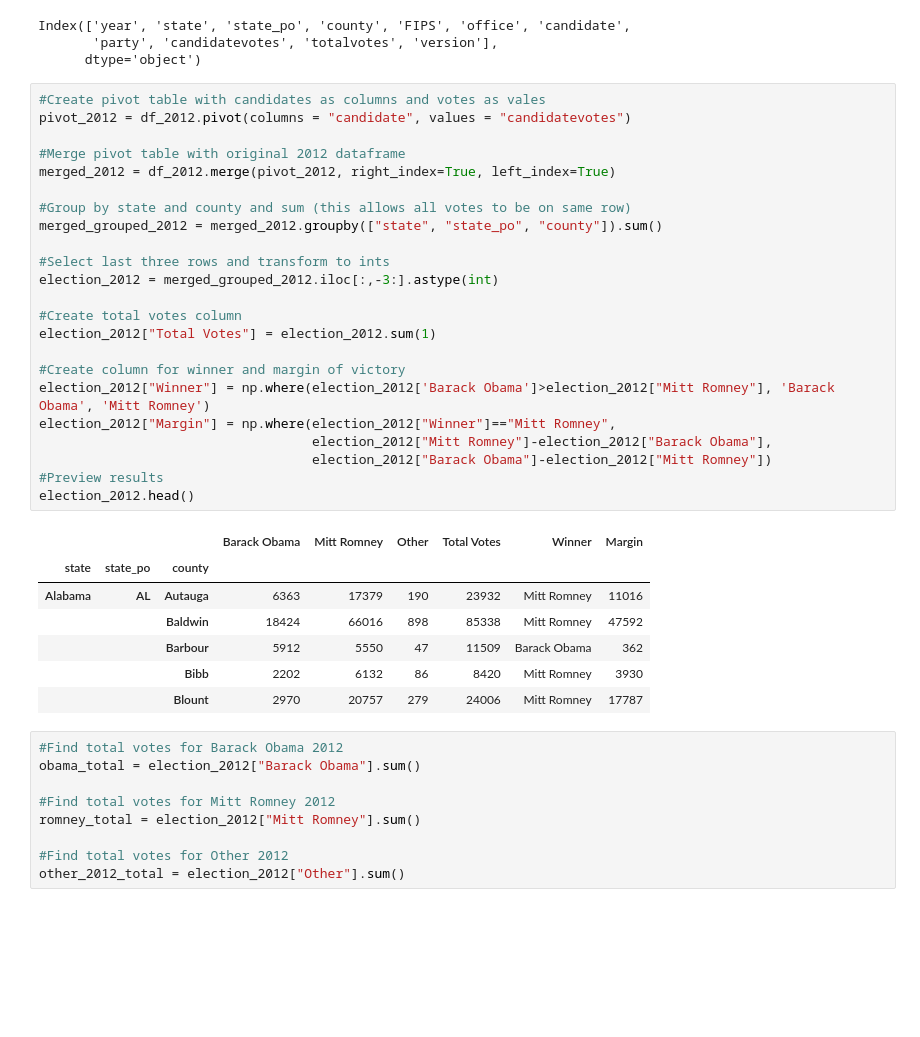
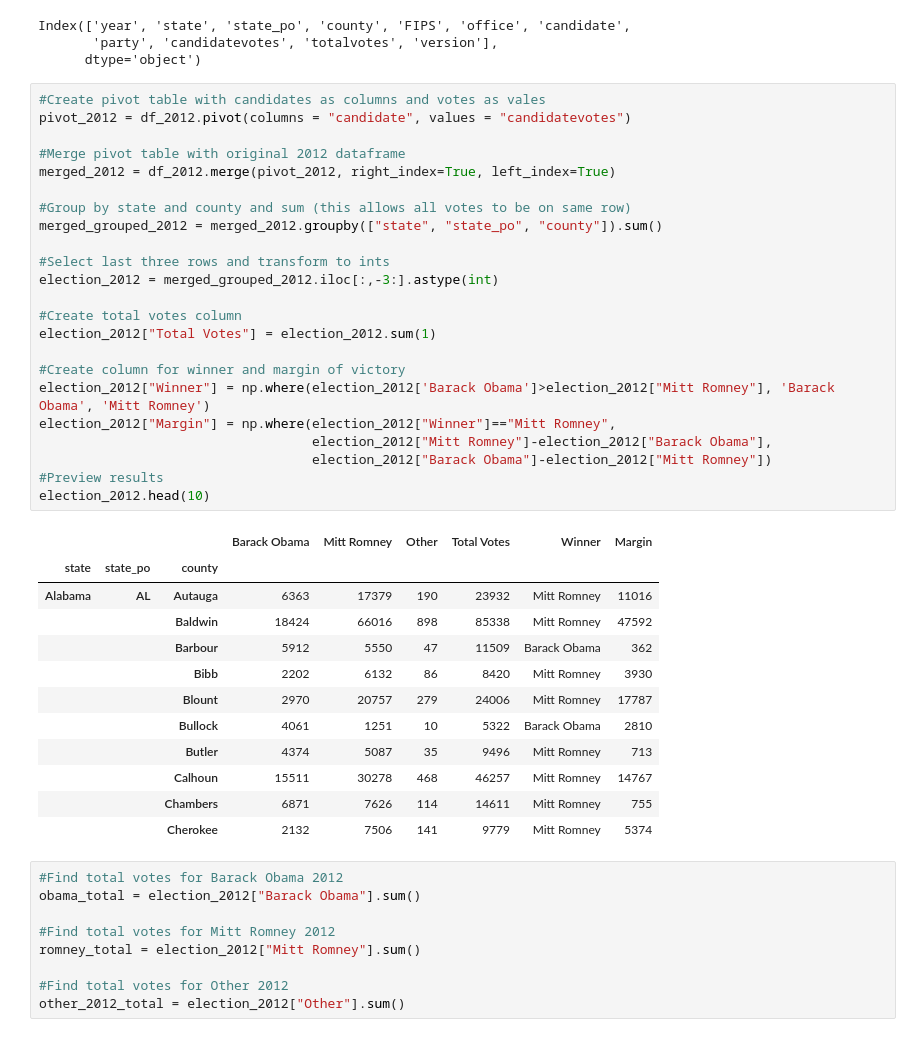
Before and after one commit to muditmathur11/bcmj, a Jupyter notebook: Project/Election_Project.ipynb, the cells around one changed output. Drawn from its saved outputs; the diff is of its cells as text; blank space fills up the shorter version.

```diff
--- a/Project/Election_Project.ipynb
+++ b/Project/Election_Project.ipynb
@@ -17,34 +17,39 @@ Index(['year', 'state', 'state_po', 'county', 'FIPS', 'office', 'candidate',
 # %%
 #Create pivot table with candidates as columns and votes as vales
 pivot_2012 = df_2012.pivot(columns = "candidate", values = "candidatevotes")
 
 #Merge pivot table with original 2012 dataframe
 merged_2012 = df_2012.merge(pivot_2012, right_index=True, left_index=True)
 
 #Group by state and county and sum (this allows all votes to be on same row)
 merged_grouped_2012 = merged_2012.groupby(["state", "state_po", "county"]).sum()
 
 #Select last three rows and transform to ints
 election_2012 = merged_grouped_2012.iloc[:,-3:].astype(int)
 
 #Create total votes column
 election_2012["Total Votes"] = election_2012.sum(1)
 
 #Create column for winner and margin of victory
 election_2012["Winner"] = np.where(election_2012['Barack Obama']>election_2012["Mitt Romney"], 'Barack Obama', 'Mitt Romney')
 election_2012["Margin"] = np.where(election_2012["Winner"]=="Mitt Romney",
                                    election_2012["Mitt Romney"]-election_2012["Barack Obama"],
                                    election_2012["Barack Obama"]-election_2012["Mitt Romney"])
 #Preview results
-election_2012.head()
+election_2012.head(10)
 # %% [output]
 |  |  |  | Barack Obama | Mitt Romney | Other | Total Votes | Winner | Margin |
 | state | state_po | county |  |  |  |  |  |  |
 | Alabama | AL | Autauga | 6363 | 17379 | 190 | 23932 | Mitt Romney | 11016 |
 |  |  | Baldwin | 18424 | 66016 | 898 | 85338 | Mitt Romney | 47592 |
 |  |  | Barbour | 5912 | 5550 | 47 | 11509 | Barack Obama | 362 |
 |  |  | Bibb | 2202 | 6132 | 86 | 8420 | Mitt Romney | 3930 |
 |  |  | Blount | 2970 | 20757 | 279 | 24006 | Mitt Romney | 17787 |
+|  |  | Bullock | 4061 | 1251 | 10 | 5322 | Barack Obama | 2810 |
+|  |  | Butler | 4374 | 5087 | 35 | 9496 | Mitt Romney | 713 |
+|  |  | Calhoun | 15511 | 30278 | 468 | 46257 | Mitt Romney | 14767 |
+|  |  | Chambers | 6871 | 7626 | 114 | 14611 | Mitt Romney | 755 |
+|  |  | Cherokee | 2132 | 7506 | 141 | 9779 | Mitt Romney | 5374 |
 # %%
 #Find total votes for Barack Obama 2012
 obama_total = election_2012["Barack Obama"].sum()
```
Also changed, not shown: parts of 14 cells of this notebook.
